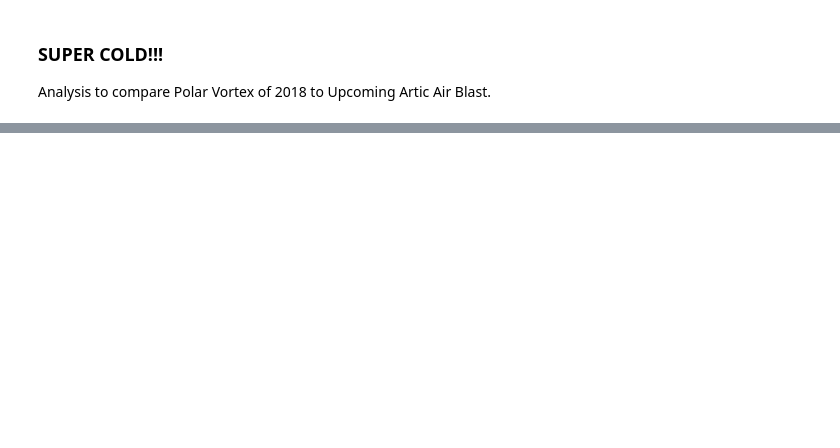
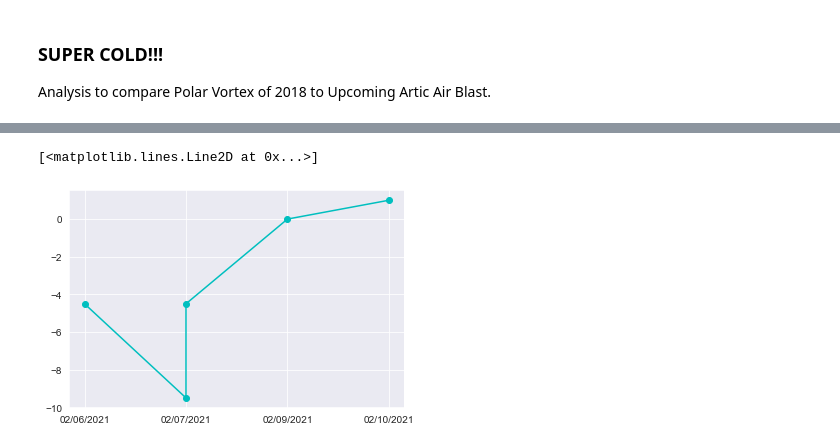
Before and after one commit to searanch/Minneapolis-Historical-Weather, a Jupyter notebook: msp_winter.ipynb, the cells around one changed output, grey strips where cells are left out. Saved outputs shown, nothing was run; the diff lists cells and outputs as text; code cells hidden in the pictures; blank space fills up the shorter version.

```diff
--- a/msp_winter.ipynb
+++ b/msp_winter.ipynb
@@ -305,0 +363,7 @@ Analysis to compare Polar Vortex of 2018 to Upcoming Artic Air Blast.
+# %%
+# Artic Outbreak 2021
+
+
+highs = [3, -3, 1, 8, 8]
+lows = [-12, -16, -10, -8, -6]
+dates = ['02/06/2021','02/07/2021','02/07/2021','02/09/2021','02/10/2021']
@@ -305,0 +406,5 @@ Analysis to compare Polar Vortex of 2018 to Upcoming Artic Air Blast.
+# %%
+plt.plot(dates,ave, marker = 'o', color = 'c')
+# %% [output]
+[<matplotlib.lines.Line2D at 0x...>]
+[figure, added]
```
Also changed, not shown: parts of 21 cells of this notebook.
